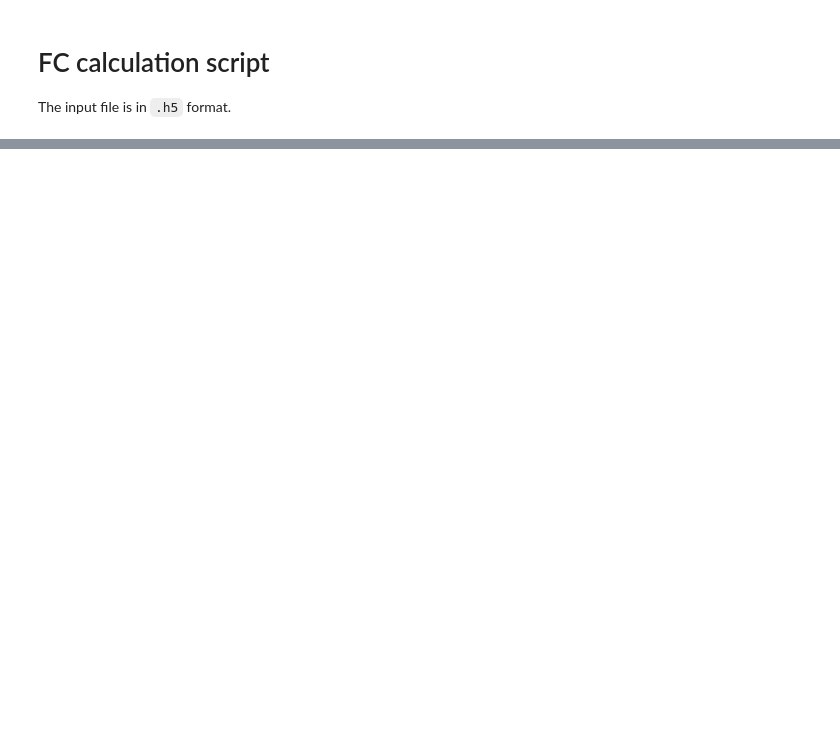
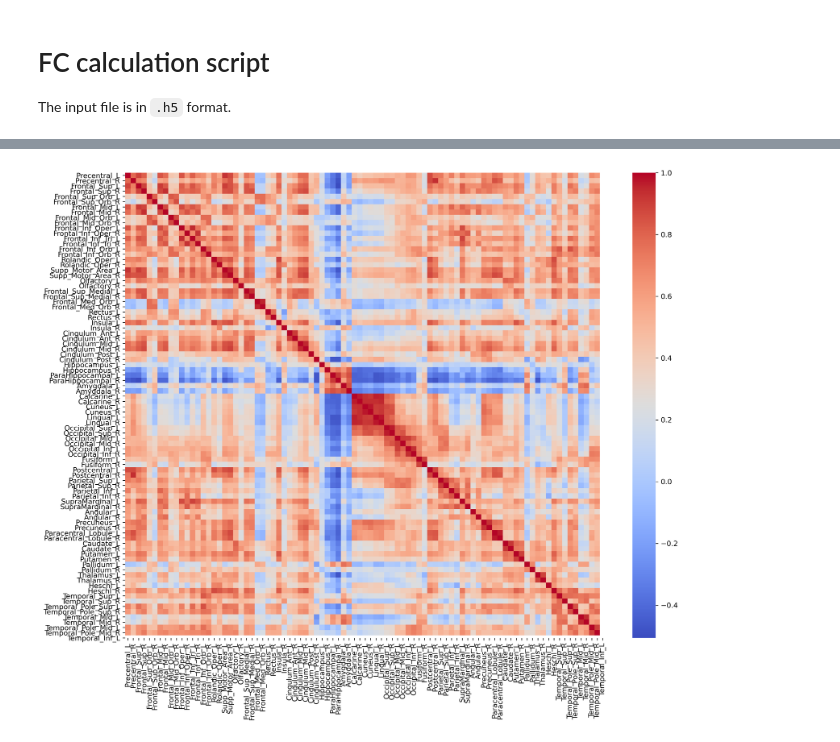
Before and after one commit to yilewang/Gc_detect_script, a Jupyter notebook: application/FC.ipynb, the cells around one changed output, grey strips where cells are left out. Saved outputs shown, nothing was run; the diff lists cells and outputs as text; code cells hidden in the pictures; blank space fills up the shorter version.

```diff
--- a/application/FC.ipynb
+++ b/application/FC.ipynb
@@ -47,20 +44,26 @@ sns.heatmap(pv)
 # %%
 import scipy.io
 import seaborn as sns
 import pandas as pd
 import matplotlib.pyplot as plt
-mat = scipy.io.loadmat('/mnt/c/Users/wayne/Desktop/ROISignals_0302A.mat')
+import io
+import numpy as np
+mat = scipy.io.loadmat('/mnt/c/Users/wayne/Desktop/Functional TS/ROISignals_0302A.mat')
 all = mat['ROISignals']
 
 # fc = np.ones((88,88))
 # for i in range(88):
 #     for j in range(88):
 #         fc[i,j] = np.corrcoef(all[:,i], all[:,j])
 
 df = pd.DataFrame(all, columns = range(88))
 fc = df.corr(method='pearson')
 
-fig = plt.figure(figsize=(12,10),dpi = 300)
+fig = plt.figure(figsize=(15,12),dpi = 300)
 axes = fig.add_subplot(111)
-sns.heatmap(pd.DataFrame(fc), cmap = "coolwarm", annot=False)
+sns.heatmap(pd.DataFrame(fc), cmap = "coolwarm", annot=False, ax = axes)
+# sns.heatmap(pd.DataFrame(fc), cmap = "coolwarm", annot=False, ax = axes, xticklabels=region[:89], yticklabels=region[:89])
+
 plt.show()
+# %% [output]
+[figure, added]
```
Also changed, not shown: parts of 3 cells of this notebook.
